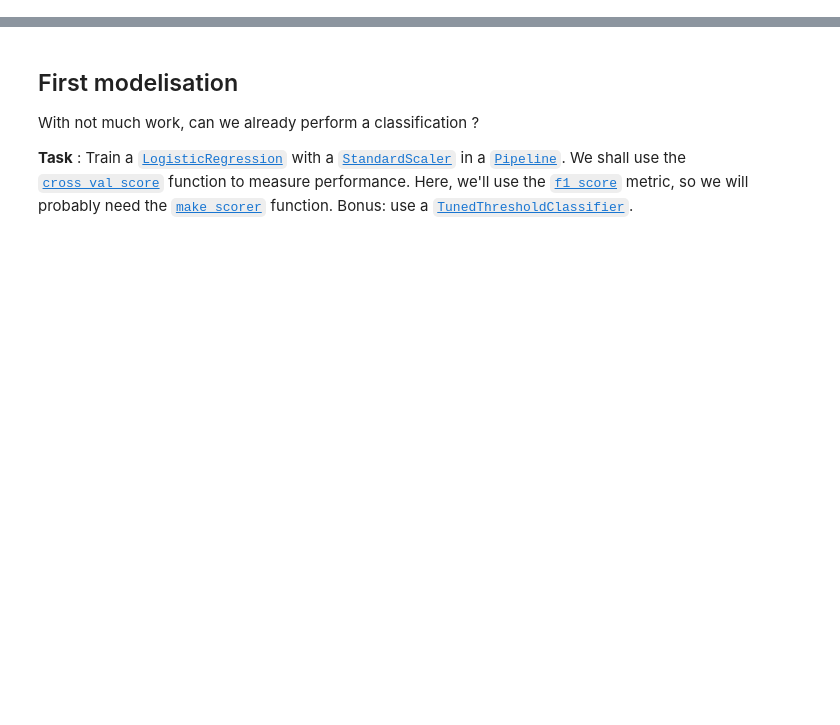
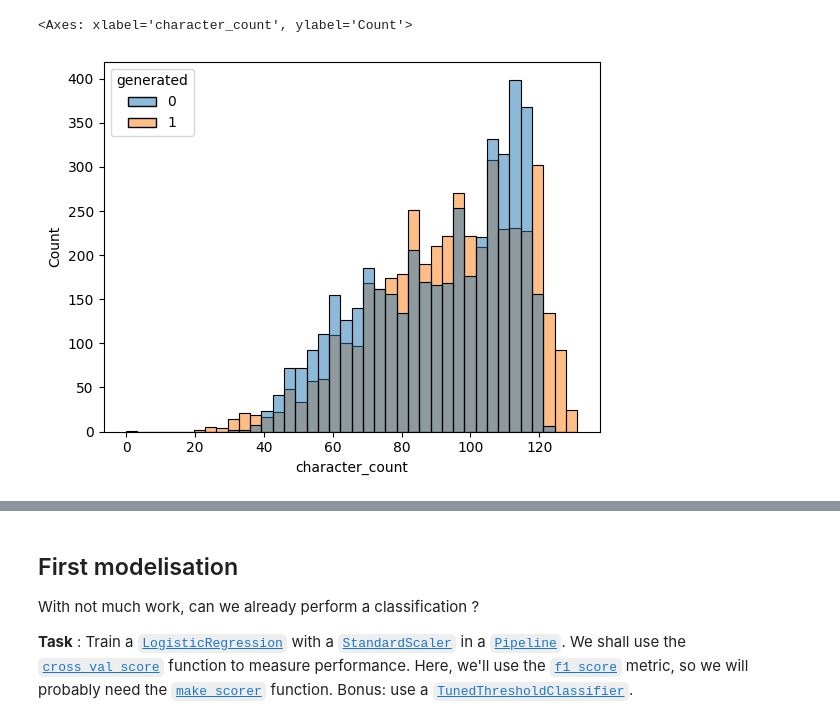
Before and after one commit to SpehKing/Pratical-Machine-Learning, a Jupyter notebook: NB10 - NLP Basics/NB10 - Starter.ipynb, the cells around one changed output, grey strips where cells are left out. Drawn from its saved outputs; the diff is of its cells as text; code cells hidden in the pictures; blank space fills up the shorter version.

```diff
--- a/NB10 - NLP Basics/NB10 - Starter.ipynb
+++ b/NB10 - NLP Basics/NB10 - Starter.ipynb
@@ -66,0 +224,5 @@ We would like to see if the previous indicators we build might already help iden
+# %%
+sns.histplot(data=features_df, x="character_count", hue="generated")
+# %% [output]
+<Axes: xlabel='character_count', ylabel='Count'>
+[figure, added]
```
Also changed, not shown: parts of 30 cells of this notebook, 11 other files.
